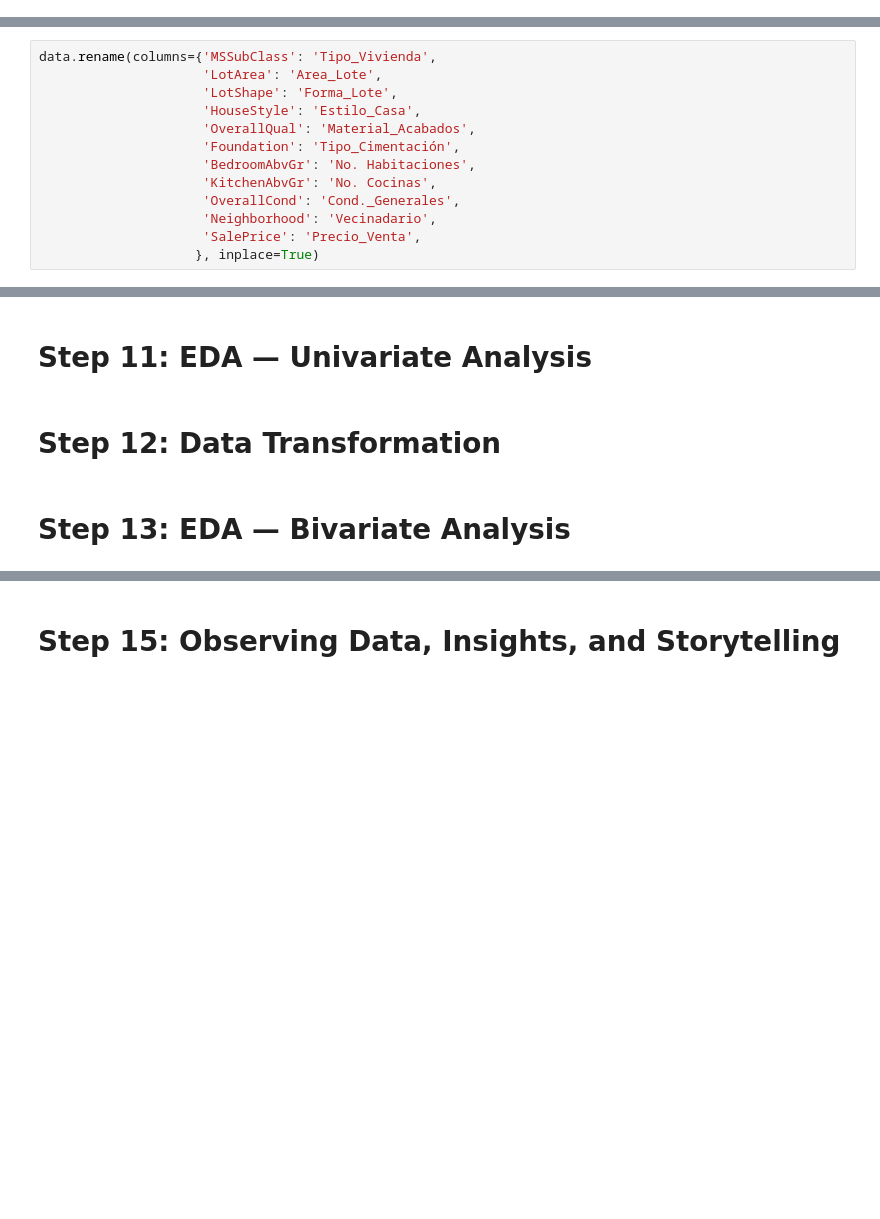
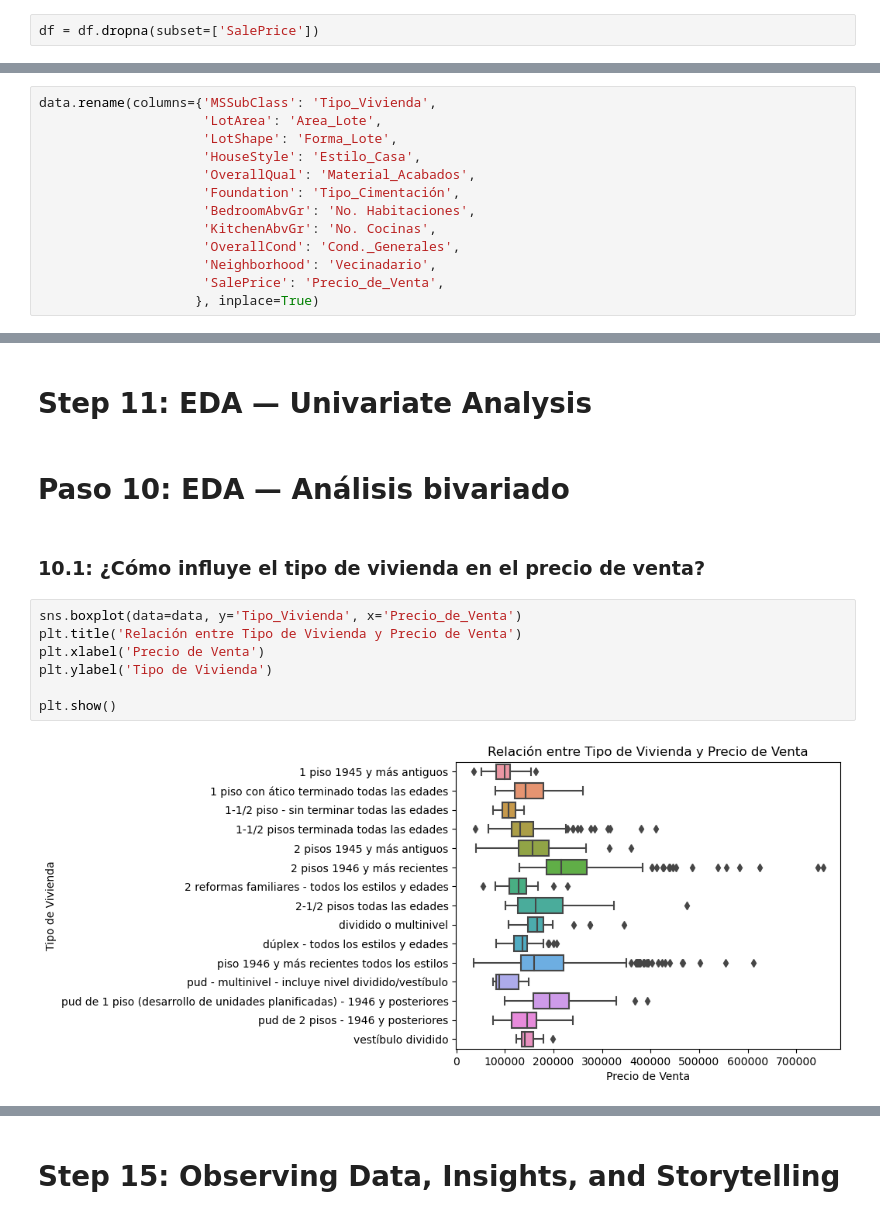
Before and after one commit to BlueAutomata/EDA_House_sales, a Jupyter notebook: Taller_EDA_house_sales.ipynb, the cells around one changed output, grey strips where cells are left out. Saved outputs shown, nothing was run; the diff lists cells and outputs as text; blank space fills up the shorter version.

Commit message:
Add other graphs

```diff
--- a/Taller_EDA_house_sales.ipynb
+++ b/Taller_EDA_house_sales.ipynb
@@ -291,3 +266,5 @@ https://gist.github.com/mwaskom/de44147ed2974457ad6372750bbe5751
+# %%
+df = df.dropna(subset=['SalePrice'])
 # %% [markdown]
 # Paso 5: Reducción de datos
 # %%
@@ -525,7 +523,7 @@ data.rename(columns={'MSSubClass': 'Tipo_Vivienda',
                      'KitchenAbvGr': 'No. Cocinas',
                      'OverallCond': 'Cond._Generales',
                      'Neighborhood': 'Vecinadario',
-                     'SalePrice': 'Precio_Venta',
+                     'SalePrice': 'Precio_de_Venta',
                     }, inplace=True)
 # %%
 data.head()
@@ -542,7 +540,16 @@ data.head()
 # Step 10: Statistics Summary
 # %% [markdown]
 # Step 11: EDA — Univariate Analysis
-# %% [markdown]
-# Step 12: Data Transformation
 # %% [markdown]
-# Step 13: EDA — Bivariate Analysis
+# Paso 10: EDA — Análisis bivariado
+# %% [markdown]
+### 10.1: ¿Cómo influye el tipo de vivienda en el precio de venta?
+# %%
+sns.boxplot(data=data, y='Tipo_Vivienda', x='Precio_de_Venta')
+plt.title('Relación entre Tipo de Vivienda y Precio de Venta')
+plt.xlabel('Precio de Venta')
+plt.ylabel('Tipo de Vivienda')
+
+plt.show()
+# %% [output]
+[figure, added]
```
Also changed, not shown: parts of 44 cells of this notebook.
